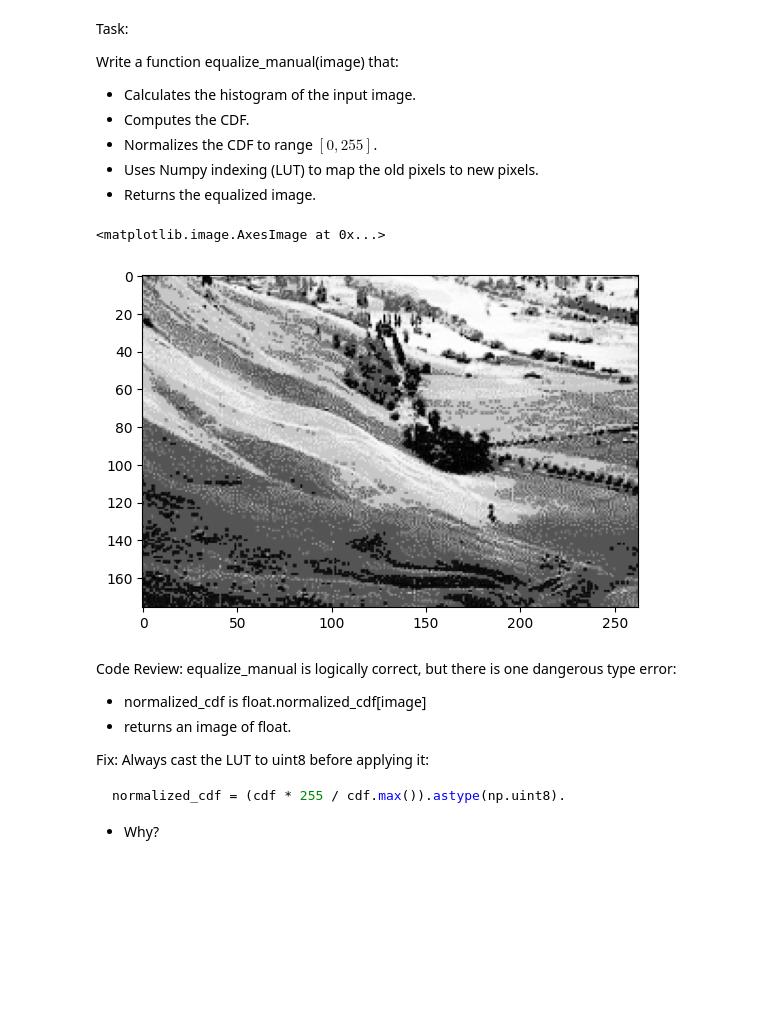
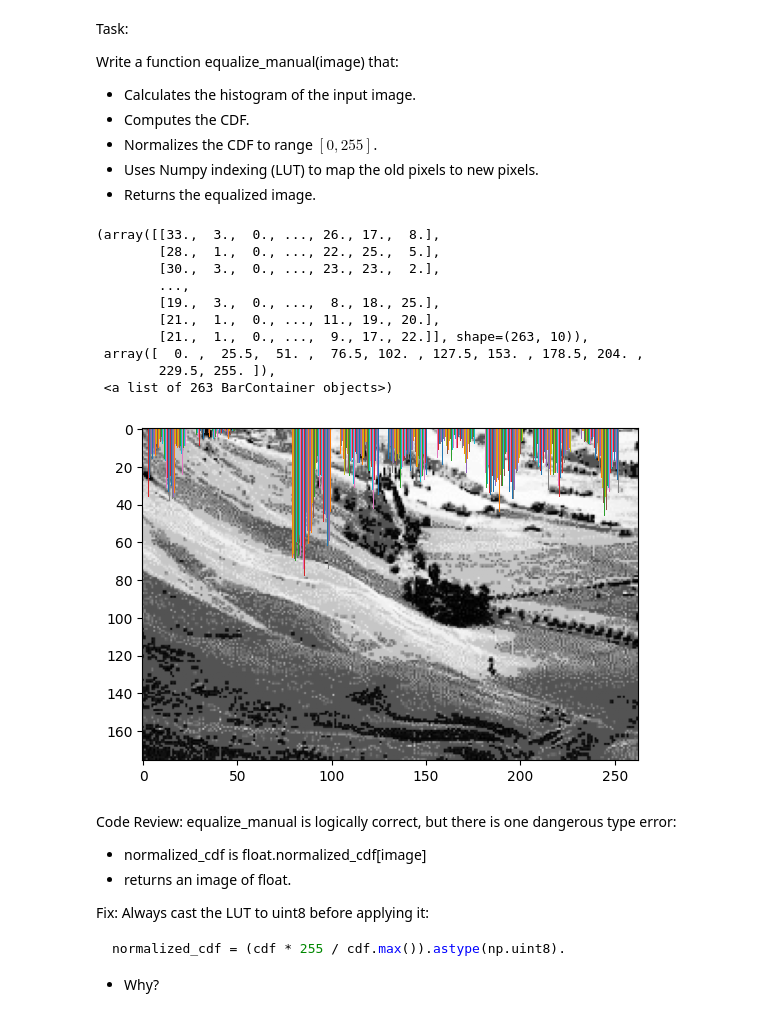
Before and after one commit to sorooshaghaei/Analyse_Image_TPs, a Jupyter notebook: TP2/practice.ipynb, the cells around one changed output. Drawn from its saved outputs; the diff is of its cells as text; code cells hidden in the pictures; blank space fills up the shorter version.

```diff
--- a/TP2/practice.ipynb
+++ b/TP2/practice.ipynb
@@ -217,20 +217,30 @@ Write a function equalize_manual(image) that:
 # %%
 def equalize_manual(image):
     # Histogram (counts)
     hist, bins = np.histogram(image.flatten(), 256, [0, 256])
     # cdf
     cdf = hist.cumsum()
     # normalize cdf -> cdf*255/cdf.max()
     normalized_cdf = cdf * 255 / cdf.max()
     # using normalized_cdf as LUT to create the new image
     equalized_new_image = normalized_cdf[image]
-    return equalized_new_image
+    return equalized_new_image.astype(np.uint8)
 
 landscape=cv.imread("img/landscape.png",0)
 plt.imshow(equalize_manual(landscape),cmap="gray")
+plt.hist(equalize_manual(landscape))
 # %% [output]
-<matplotlib.image.AxesImage at 0x...>
+(array([[33.,  3.,  0., ..., 26., 17.,  8.],
+        [28.,  1.,  0., ..., 22., 25.,  5.],
+        [30.,  3.,  0., ..., 23., 23.,  2.],
+        ...,
+        [19.,  3.,  0., ...,  8., 18., 25.],
+        [21.,  1.,  0., ..., 11., 19., 20.],
+        [21.,  1.,  0., ...,  9., 17., 22.]], shape=(263, 10)),
+ array([  0. ,  25.5,  51. ,  76.5, 102. , 127.5, 153. , 178.5, 204. ,
+        229.5, 255. ]),
+ <a list of 263 BarContainer objects>)
-[figure, old version]
+[figure, new version]
 # %% [markdown]
 Code Review:
 equalize_manual is logically correct, but there is one dangerous type error:
```
Also changed, not shown: parts of 5 cells of this notebook.
